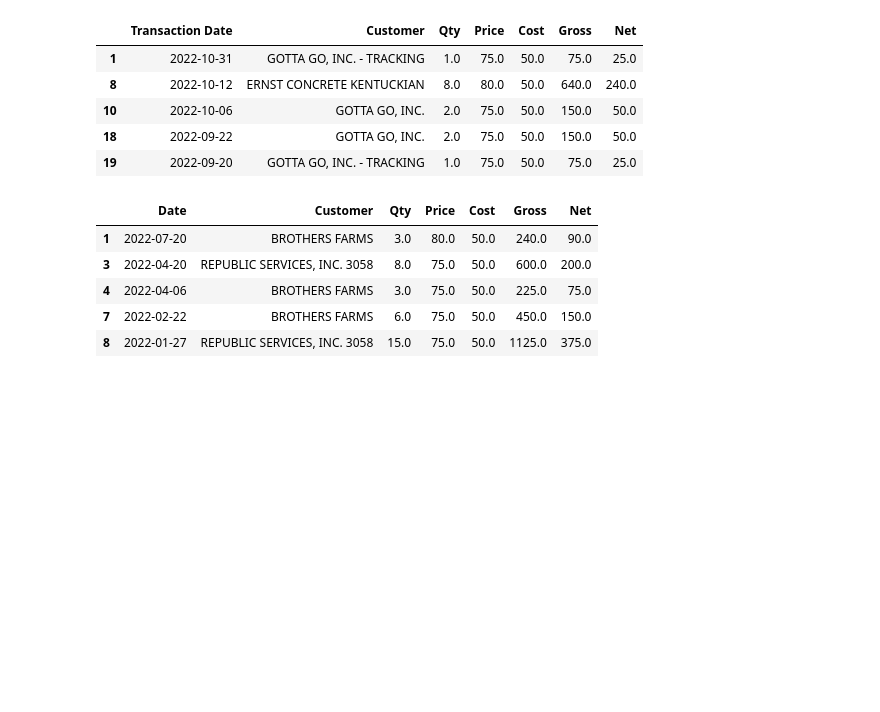
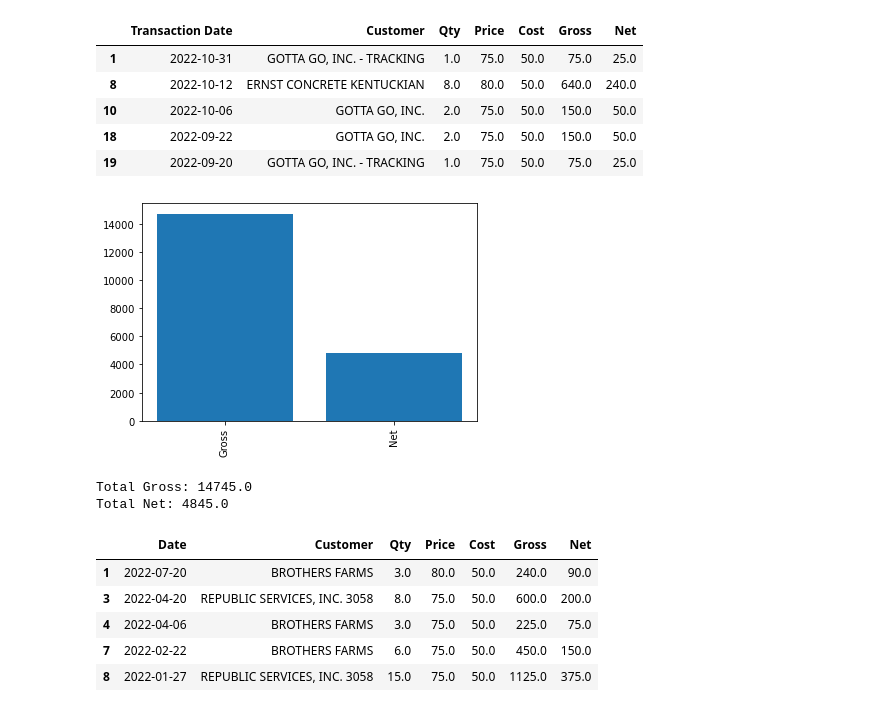
Before and after one commit to dmorton714/vis, a Jupyter notebook: vis.ipynb, the cells around one changed output. Saved outputs shown, nothing was run; the diff lists cells and outputs as text; code cells hidden in the pictures; blank space fills up the shorter version.

```diff
--- a/vis.ipynb
+++ b/vis.ipynb
@@ -37,6 +88,30 @@ df1.head()
 | 10 | 2022-10-06 | GOTTA GO, INC. | 2.0 | 75.0 | 50.0 | 150.0 | 50.0 |
 | 18 | 2022-09-22 | GOTTA GO, INC. | 2.0 | 75.0 | 50.0 | 150.0 | 50.0 |
 | 19 | 2022-09-20 | GOTTA GO, INC. - TRACKING | 1.0 | 75.0 | 50.0 | 75.0 | 25.0 |
+# %%
+Net_Gross272 = {
+    'Gross' : df1['Gross'].sum(),
+    'Net' : df1['Net'].sum()
+}
+
+
+data = Net_Gross272
+names = list(data.keys())
+values = list(data.values())
+
+plt.bar(range(len(data)), values, tick_label=names)
+plt.xticks(range(len(names)), names, rotation='vertical')
+plt.show()
+
+Total_Gross = df1['Gross'].sum()
+Total_net = df1['Net'].sum()
+
+print('Total Gross:',(Total_Gross))
+print('Total Net:',(Total_net))
+# %% [output]
+[figure, added]
+Total Gross: 14745.0
+Total Net: 4845.0
 # %%
 df2 = pd.read_excel (r'373.xlsx',header=[3])
 df2.drop(columns=['Transaction Type', 'Reference Number', 'Customer Vendor #','Inventory Balance', 'Transaction Date.1','Reference Number.1', 'Created By', 'Created Date', 'Inventory Quantity','Transaction Type.1', 'Created Time', 'Last Changed By', 'Last Changed Date','Receiving PO Number', 'Last Changed Time' ], inplace=True)
```
Also changed, not shown: parts of 10 cells of this notebook, 1 other file.
